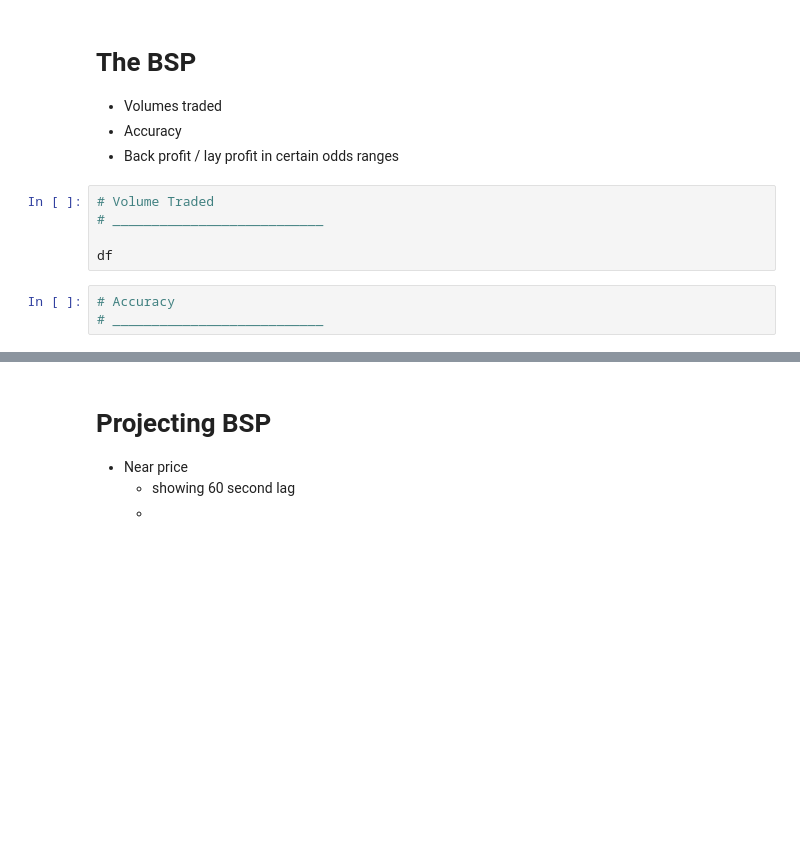
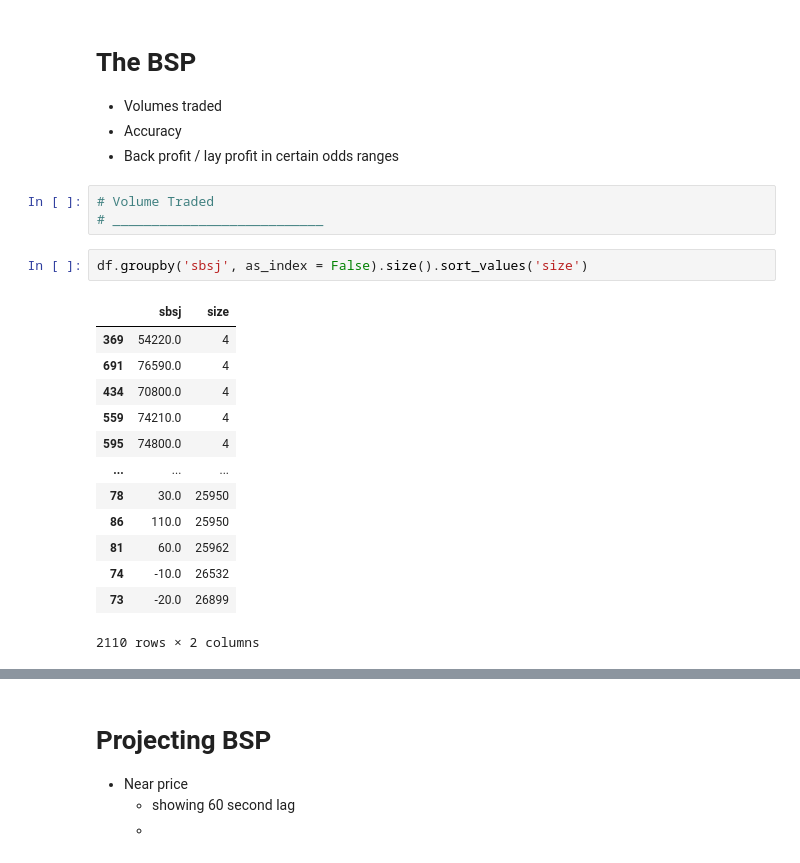
Before and after one commit to TMBish/bfStreamTutorials, a Jupyter notebook: 04-bsp/02-analysis/bsp-analysis.ipynb, the cells around one changed output, grey strips where cells are left out. Saved outputs shown, nothing was run; the diff lists cells and outputs as text; blank space fills up the shorter version.

```diff
--- a/04-bsp/02-analysis/bsp-analysis.ipynb
+++ b/04-bsp/02-analysis/bsp-analysis.ipynb
@@ -74,8 +80,19 @@ dtype: object
 # %%
 # Volume Traded
 # ___________________________
-
-df
-# %%
-# Accuracy
-# ___________________________
+# %%
+df.groupby('sbsj', as_index = False).size().sort_values('size')
+# %% [output]
+|  | sbsj | size |
+| 369 | 54220.0 | 4 |
+| 691 | 76590.0 | 4 |
+| 434 | 70800.0 | 4 |
+| 559 | 74210.0 | 4 |
+| 595 | 74800.0 | 4 |
+| ... | ... | ... |
+| 78 | 30.0 | 25950 |
+| 86 | 110.0 | 25950 |
+| 81 | 60.0 | 25962 |
+| 74 | -10.0 | 26532 |
+| 73 | -20.0 | 26899 |
+2110 rows × 2 columns
```
Also changed, not shown: parts of 9 cells of this notebook, 1 other file.
